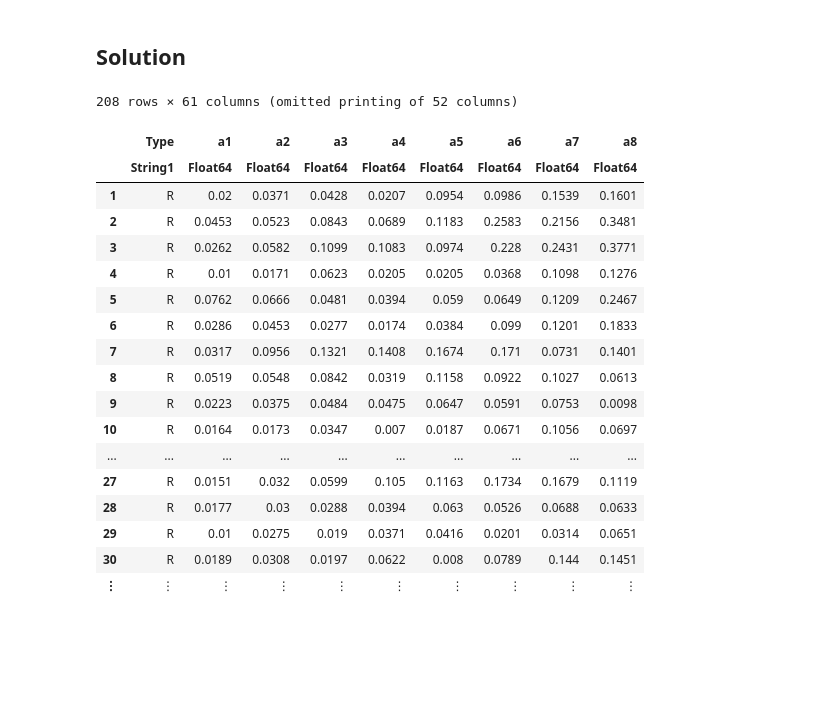
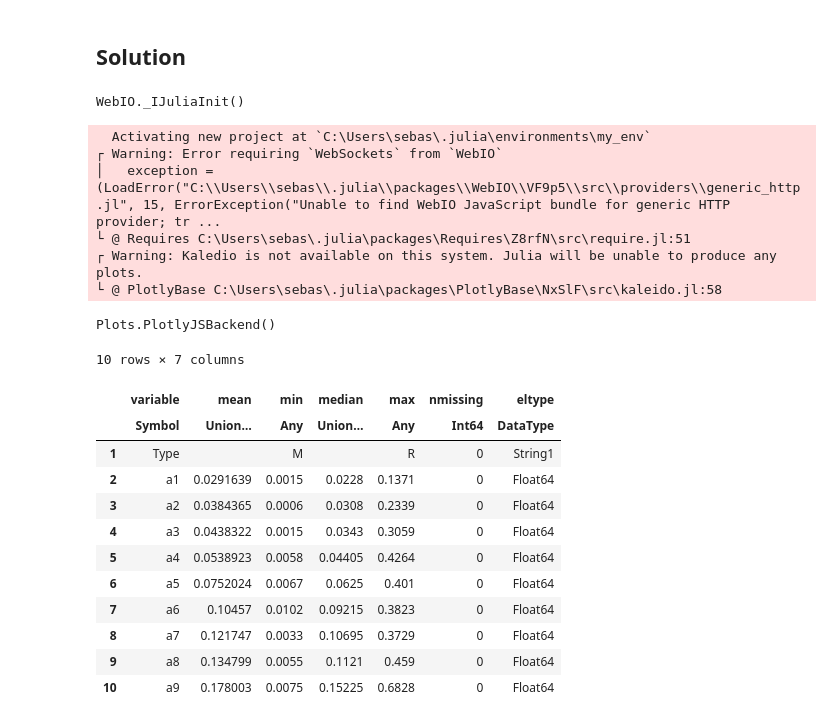
Before and after one commit to saguileran/MLM, a Jupyter notebook: Homewor2.ipynb, the cells around one changed output. Drawn from its saved outputs; the diff is of its cells as text; code cells hidden in the pictures; blank space fills up the shorter version.

```diff
--- a/Homewor2.ipynb
+++ b/Homewor2.ipynb
@@ -30,27 +32,33 @@ issues](https://www.sciencedirect.com/science/article/pii/S157401372030071X)
 # %% [markdown]
 ## Solution
 # %%
-using CSV, DataFrames, PlotlyJS, Random, MLDataUtils, Printf, MLJ, ScikitLearn
+using CSV, DataFrames, Plots, Random, MLDataUtils, Printf, Pkg, NearestNeighborModels, DecisionTree, Statistics, MLJ #,ScikitLearn, MLJScikitLearnInterface
+Pkg.activate("my_env", shared=true)
+plotlyjs()
+# %% [output]
+WebIO._IJuliaInit()
+  Activating new project at `C:\Users\sebas\.julia\environments\my_env`
+┌ Warning: Error requiring `WebSockets` from `WebIO`
+│   exception = (LoadError("C:\\Users\\sebas\\.julia\\packages\\WebIO\\VF9p5\\src\\providers\\generic_http.jl", 15, ErrorException("Unable to find WebIO JavaScript bundle for generic HTTP provider; tr ...
+└ @ Requires C:\Users\sebas\.julia\packages\Requires\Z8rfN\src\require.jl:51
+┌ Warning: Kaledio is not available on this system. Julia will be unable to produce any plots.
+└ @ PlotlyBase C:\Users\sebas\.julia\packages\PlotlyBase\NxSlF\src\kaleido.jl:58
+Plots.PlotlyJSBackend()
 # %%
 dataSonar = CSV.read("Datasets/sonar.csv", DataFrame)
-dataSonar#[93:105,:]
+first(describe(dataSonar),10) #|> pretty
+#show(dataSonar, allrows=true, allcols=true)
 # %% [output]
-208 rows × 61 columns (omitted printing of 52 columns)
+10 rows × 7 columns
-|  | Type | a1 | a2 | a3 | a4 | a5 | a6 | a7 | a8 |
-|  | String1 | Float64 | Float64 | Float64 | Float64 | Float64 | Float64 | Float64 | Float64 |
-| 1 | R | 0.02 | 0.0371 | 0.0428 | 0.0207 | 0.0954 | 0.0986 | 0.1539 | 0.1601 |
-| 2 | R | 0.0453 | 0.0523 | 0.0843 | 0.0689 | 0.1183 | 0.2583 | 0.2156 | 0.3481 |
-| 3 | R | 0.0262 | 0.0582 | 0.1099 | 0.1083 | 0.0974 | 0.228 | 0.2431 | 0.3771 |
-| 4 | R | 0.01 | 0.0171 | 0.0623 | 0.0205 | 0.0205 | 0.0368 | 0.1098 | 0.1276 |
-| 5 | R | 0.0762 | 0.0666 | 0.0481 | 0.0394 | 0.059 | 0.0649 | 0.1209 | 0.2467 |
-| 6 | R | 0.0286 | 0.0453 | 0.0277 | 0.0174 | 0.0384 | 0.099 | 0.1201 | 0.1833 |
-| 7 | R | 0.0317 | 0.0956 | 0.1321 | 0.1408 | 0.1674 | 0.171 | 0.0731 | 0.1401 |
-| 8 | R | 0.0519 | 0.0548 | 0.0842 | 0.0319 | 0.1158 | 0.0922 | 0.1027 | 0.0613 |
-| 9 | R | 0.0223 | 0.0375 | 0.0484 | 0.0475 | 0.0647 | 0.0591 | 0.0753 | 0.0098 |
-| 10 | R | 0.0164 | 0.0173 | 0.0347 | 0.007 | 0.0187 | 0.0671 | 0.1056 | 0.0697 |
-| ... | ... | ... | ... | ... | ... | ... | ... | ... | ... |
-| 27 | R | 0.0151 | 0.032 | 0.0599 | 0.105 | 0.1163 | 0.1734 | 0.1679 | 0.1119 |
-| 28 | R | 0.0177 | 0.03 | 0.0288 | 0.0394 | 0.063 | 0.0526 | 0.0688 | 0.0633 |
-| 29 | R | 0.01 | 0.0275 | 0.019 | 0.0371 | 0.0416 | 0.0201 | 0.0314 | 0.0651 |
-| 30 | R | 0.0189 | 0.0308 | 0.0197 | 0.0622 | 0.008 | 0.0789 | 0.144 | 0.1451 |
-| ⋮ | ⋮ | ⋮ | ⋮ | ⋮ | ⋮ | ⋮ | ⋮ | ⋮ | ⋮ |
+|  | variable | mean | min | median | max | nmissing | eltype |
+|  | Symbol | Union… | Any | Union… | Any | Int64 | DataType |
+| 1 | Type |  | M |  | R | 0 | String1 |
+| 2 | a1 | 0.0291639 | 0.0015 | 0.0228 | 0.1371 | 0 | Float64 |
+| 3 | a2 | 0.0384365 | 0.0006 | 0.0308 | 0.2339 | 0 | Float64 |
+| 4 | a3 | 0.0438322 | 0.0015 | 0.0343 | 0.3059 | 0 | Float64 |
+| 5 | a4 | 0.0538923 | 0.0058 | 0.04405 | 0.4264 | 0 | Float64 |
+| 6 | a5 | 0.0752024 | 0.0067 | 0.0625 | 0.401 | 0 | Float64 |
+| 7 | a6 | 0.10457 | 0.0102 | 0.09215 | 0.3823 | 0 | Float64 |
+| 8 | a7 | 0.121747 | 0.0033 | 0.10695 | 0.3729 | 0 | Float64 |
+| 9 | a8 | 0.134799 | 0.0055 | 0.1121 | 0.459 | 0 | Float64 |
+| 10 | a9 | 0.178003 | 0.0075 | 0.15225 | 0.6828 | 0 | Float64 |
```
Also changed, not shown: parts of 30 cells of this notebook, 1 other file.
